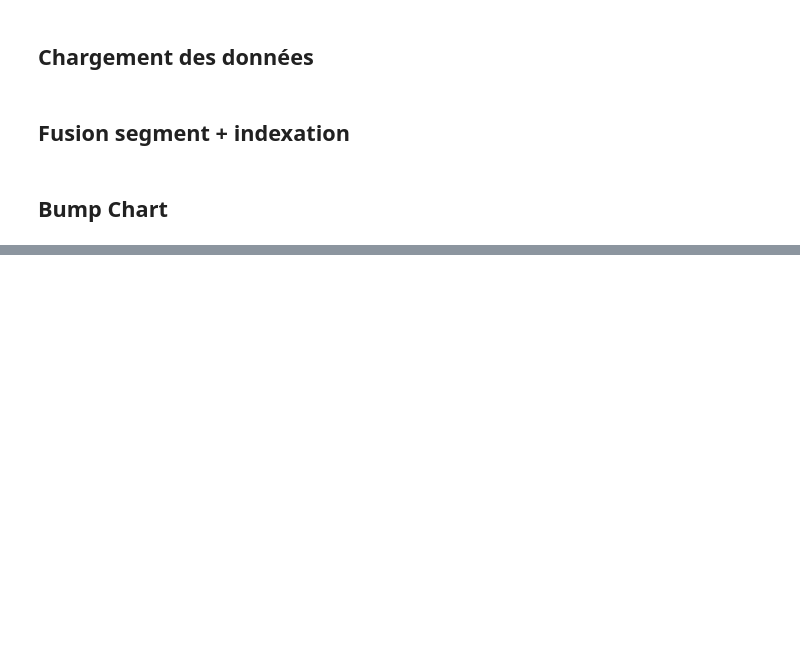
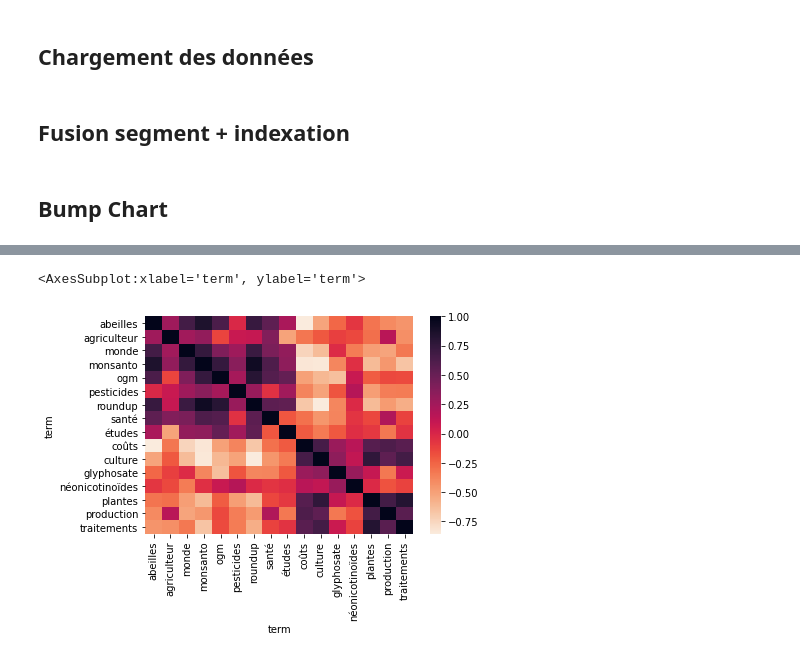
Before and after one commit to jphcoi/MADM, a Jupyter notebook: bumpchart.ipynb, the cells around one changed output, grey strips where cells are left out. Saved outputs shown, nothing was run; the diff lists cells and outputs as text; code cells hidden in the pictures; blank space fills up the shorter version.

```diff
--- a/bumpchart.ipynb
+++ b/bumpchart.ipynb
@@ -111,5 +156,5 @@ def interactive_bump_chart(data, which):
 
     fig.show()
 # %%
-df = ranked_element(data = df0, which="term", top_rank= 10)
+df, Z, new_df0 = ranked_element(data = df0, which="term", top_rank= 5)
 # %%
@@ -118,0 +169,3 @@ bump = interactive_bump_chart(data = df, which = "term")
+# %%
+df3 = df.loc[df["origin"] == "facebook"]
+t = pd.pivot_table(df3, index = "segm", columns = "term", values = "rank", fill_value=0)
@@ -118,0 +192,2 @@ bump = interactive_bump_chart(data = df, which = "term")
+# %%
+corrMatrix = t.corr()
@@ -118,0 +214,38 @@ bump = interactive_bump_chart(data = df, which = "term")
+# %%
+import scipy
+import scipy.cluster.hierarchy as sch
+
+def cluster_corr(corr_array, inplace=False):
+    """
+    Rearranges the correlation matrix, corr_array, so that groups of highly
+    correlated variables are next to eachother
+
+    Parameters
+    ----------
+    corr_array : pandas.DataFrame or numpy.ndarray
+        a NxN correlation matrix
+
+    Returns
+    -------
+    pandas.DataFrame or numpy.ndarray
+        a NxN correlation matrix with the columns and rows rearranged
+    """
+    pairwise_distances = sch.distance.pdist(corr_array)
+    linkage = sch.linkage(pairwise_distances, method='complete')
+    cluster_distance_threshold = pairwise_distances.max()/2
+    idx_to_cluster_array = sch.fcluster(linkage, cluster_distance_threshold,
+                                        criterion='distance')
+    idx = np.argsort(idx_to_cluster_array)
+
+    if not inplace:
+        corr_array = corr_array.copy()
+
+    if isinstance(corr_array, pd.DataFrame):
+        return corr_array.iloc[idx, :].T.iloc[idx, :]
+    return corr_array[idx, :][:, idx]
+# %%
+cmap = sns.cm.rocket_r
+sns.heatmap(cluster_corr(corrMatrix), cmap = cmap)
+# %% [output]
+<AxesSubplot:xlabel='term', ylabel='term'>
+[figure, added]
```
Also changed, not shown: parts of 10 cells of this notebook.
